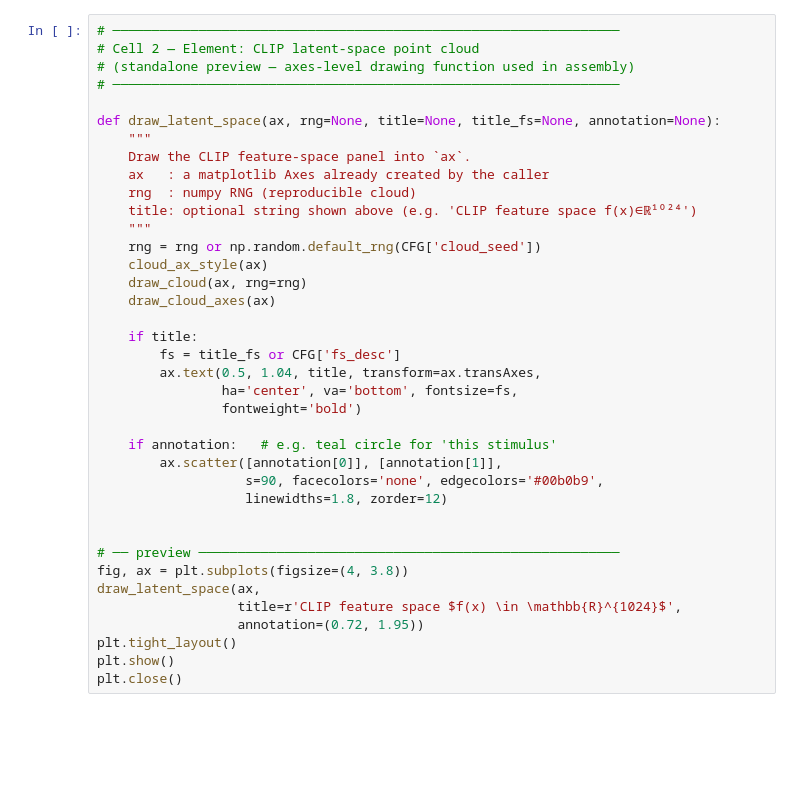
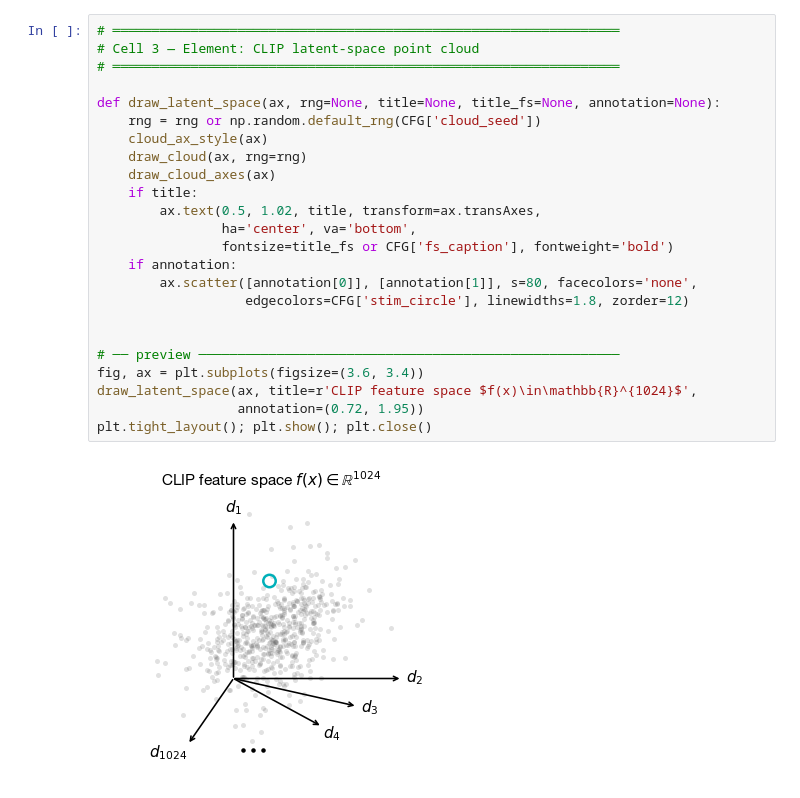
Before and after one commit to lukasShuber/dlbt, a Jupyter notebook: visualizations/figure3_schematic.ipynb, the cells around one changed output. Saved outputs shown, nothing was run; the diff lists cells and outputs as text; blank space fills up the shorter version.

```diff
--- a/visualizations/figure3_schematic.ipynb
+++ b/visualizations/figure3_schematic.ipynb
@@ -150,39 +224,27 @@ print('Helpers loaded.')
 # %%
-# ─────────────────────────────────────────────────────────────────
-# Cell 2 — Element: CLIP latent-space point cloud
-# (standalone preview — axes-level drawing function used in assembly)
-# ─────────────────────────────────────────────────────────────────
+# ═════════════════════════════════════════════════════════════════
+# Cell 3 — Element: CLIP latent-space point cloud
+# ═════════════════════════════════════════════════════════════════
 
 def draw_latent_space(ax, rng=None, title=None, title_fs=None, annotation=None):
-    """
-    Draw the CLIP feature-space panel into `ax`.
-    ax   : a matplotlib Axes already created by the caller
-    rng  : numpy RNG (reproducible cloud)
-    title: optional string shown above (e.g. 'CLIP feature space f(x)∈ℝ¹⁰²⁴')
-    """
     rng = rng or np.random.default_rng(CFG['cloud_seed'])
     cloud_ax_style(ax)
     draw_cloud(ax, rng=rng)
     draw_cloud_axes(ax)
-
     if title:
-        fs = title_fs or CFG['fs_desc']
-        ax.text(0.5, 1.04, title, transform=ax.transAxes,
-                ha='center', va='bottom', fontsize=fs,
-                fontweight='bold')
-
-    if annotation:   # e.g. teal circle for 'this stimulus'
-        ax.scatter([annotation[0]], [annotation[1]],
-                   s=90, facecolors='none', edgecolors='#00b0b9',
-                   linewidths=1.8, zorder=12)
+        ax.text(0.5, 1.02, title, transform=ax.transAxes,
+                ha='center', va='bottom',
+                fontsize=title_fs or CFG['fs_caption'], fontweight='bold')
+    if annotation:
+        ax.scatter([annotation[0]], [annotation[1]], s=80, facecolors='none',
+                   edgecolors=CFG['stim_circle'], linewidths=1.8, zorder=12)
 
 
 # ── preview ──────────────────────────────────────────────────────
-fig, ax = plt.subplots(figsize=(4, 3.8))
-draw_latent_space(ax,
-                  title=r'CLIP feature space $f(x) \in \mathbb{R}^{1024}$',
+fig, ax = plt.subplots(figsize=(3.6, 3.4))
+draw_latent_space(ax, title=r'CLIP feature space $f(x)\in\mathbb{R}^{1024}$',
                   annotation=(0.72, 1.95))
-plt.tight_layout()
-plt.show()
-plt.close()
+plt.tight_layout(); plt.show(); plt.close()
+# %% [output]
+[figure, added]
 # %%
```
Also changed, not shown: parts of 11 cells of this notebook, 4 other files.
